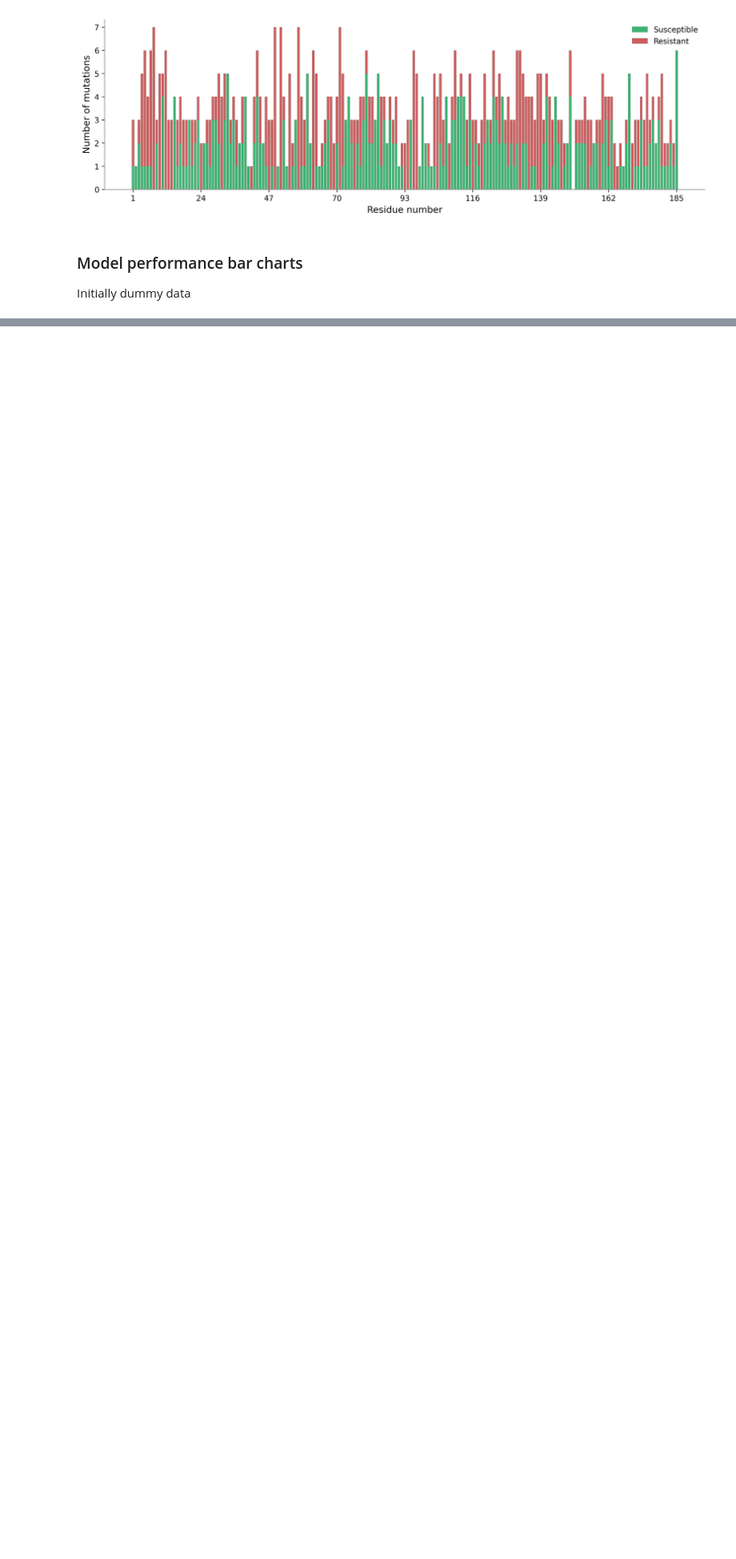
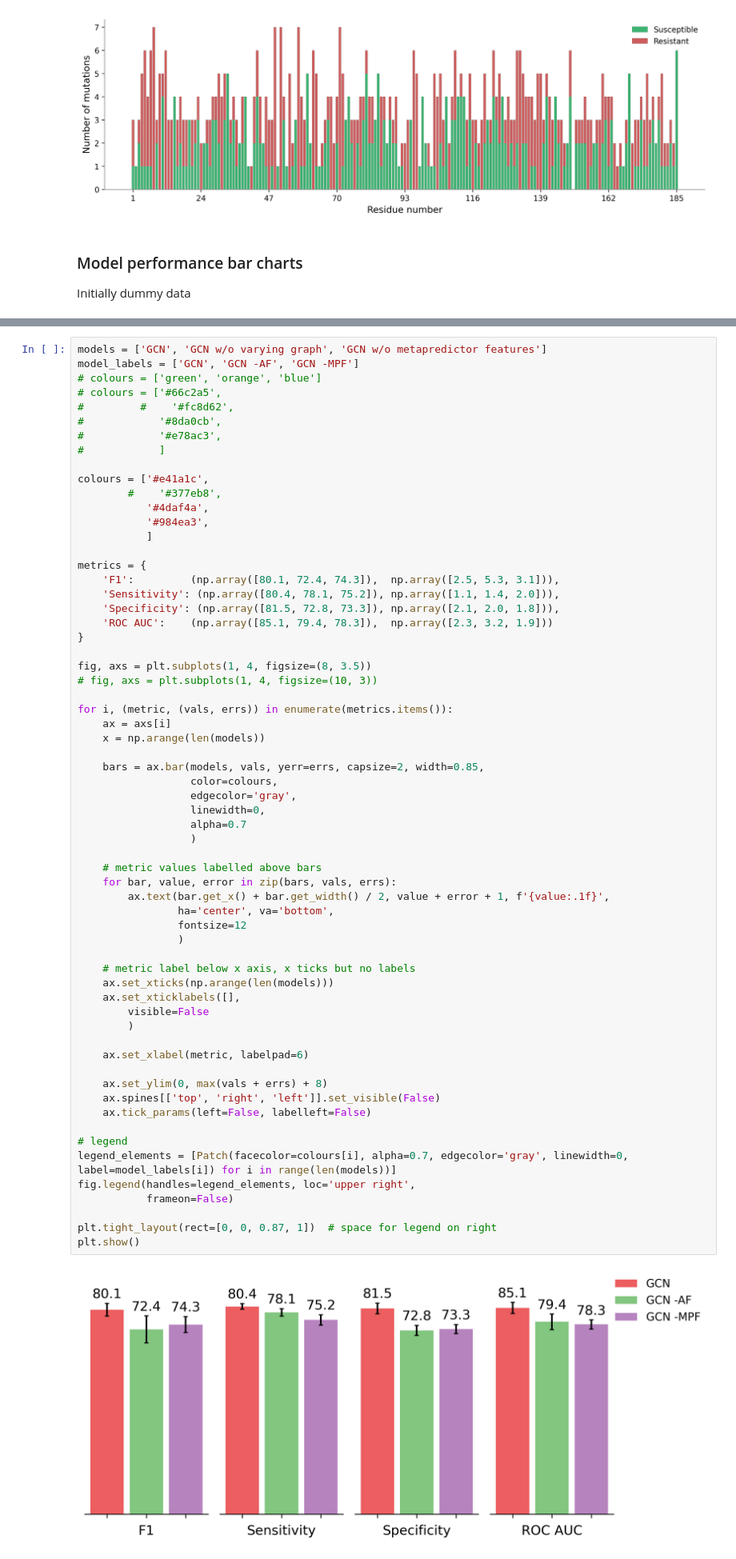
Before and after one commit to fowler-lab/tb-pnca-gnn, a Jupyter notebook: dd_pnca/pnca_figs.ipynb, the cells around one changed output, grey strips where cells are left out. Shown at 80% size. Cells and saved outputs as stored; diff of their text form; blank space fills up the shorter version.

```diff
--- a/dd_pnca/pnca_figs.ipynb
+++ b/dd_pnca/pnca_figs.ipynb
@@ -204,0 +221,65 @@ plt.show()
+# %%
+models = ['GCN', 'GCN w/o varying graph', 'GCN w/o metapredictor features']
+model_labels = ['GCN', 'GCN -AF', 'GCN -MPF']
+# colours = ['green', 'orange', 'blue']
+# colours = ['#66c2a5',
+#         #    '#fc8d62',
+#            '#8da0cb',
+#            '#e78ac3',
+#            ]
+
+colours = ['#e41a1c',
+        #    '#377eb8',
+           '#4daf4a',
+           '#984ea3',
+           ]
+
+metrics = {
+    'F1':         (np.array([80.1, 72.4, 74.3]),  np.array([2.5, 5.3, 3.1])),
+    'Sensitivity': (np.array([80.4, 78.1, 75.2]), np.array([1.1, 1.4, 2.0])),
+    'Specificity': (np.array([81.5, 72.8, 73.3]), np.array([2.1, 2.0, 1.8])),
+    'ROC AUC':    (np.array([85.1, 79.4, 78.3]),  np.array([2.3, 3.2, 1.9]))
+}
+
+fig, axs = plt.subplots(1, 4, figsize=(8, 3.5))
+# fig, axs = plt.subplots(1, 4, figsize=(10, 3))
+
+for i, (metric, (vals, errs)) in enumerate(metrics.items()):
+    ax = axs[i]
+    x = np.arange(len(models))
+
+    bars = ax.bar(models, vals, yerr=errs, capsize=2, width=0.85,
+                  color=colours,
+                  edgecolor='gray',
+                  linewidth=0,
+                  alpha=0.7
+                  )
+
+    # metric values labelled above bars
+    for bar, value, error in zip(bars, vals, errs):
+        ax.text(bar.get_x() + bar.get_width() / 2, value + error + 1, f'{value:.1f}',
+                ha='center', va='bottom',
+                fontsize=12
+                )
+
+    # metric label below x axis, x ticks but no labels
+    ax.set_xticks(np.arange(len(models)))
+    ax.set_xticklabels([],
+        visible=False
+        )
+
+    ax.set_xlabel(metric, labelpad=6)
+
+    ax.set_ylim(0, max(vals + errs) + 8)
+    ax.spines[['top', 'right', 'left']].set_visible(False)
+    ax.tick_params(left=False, labelleft=False)
+
+# legend
+legend_elements = [Patch(facecolor=colours[i], alpha=0.7, edgecolor='gray', linewidth=0, label=model_labels[i]) for i in range(len(models))]
+fig.legend(handles=legend_elements, loc='upper right',
+           frameon=False)
+
+plt.tight_layout(rect=[0, 0, 0.87, 1])  # space for legend on right
+plt.show()
+# %% [output]
+[figure, added]
```
Also changed, not shown: parts of 3 cells of this notebook, 2 other files.
